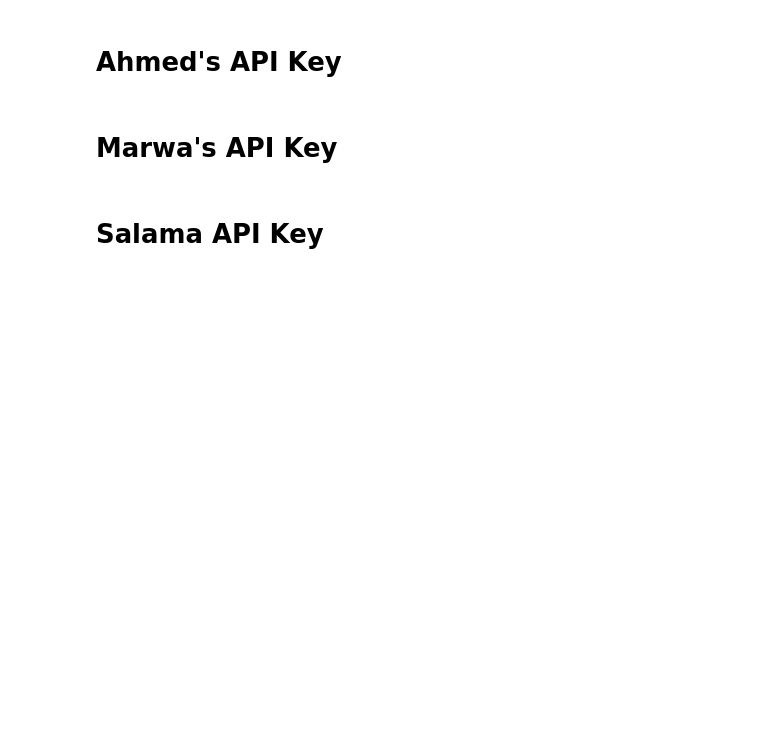
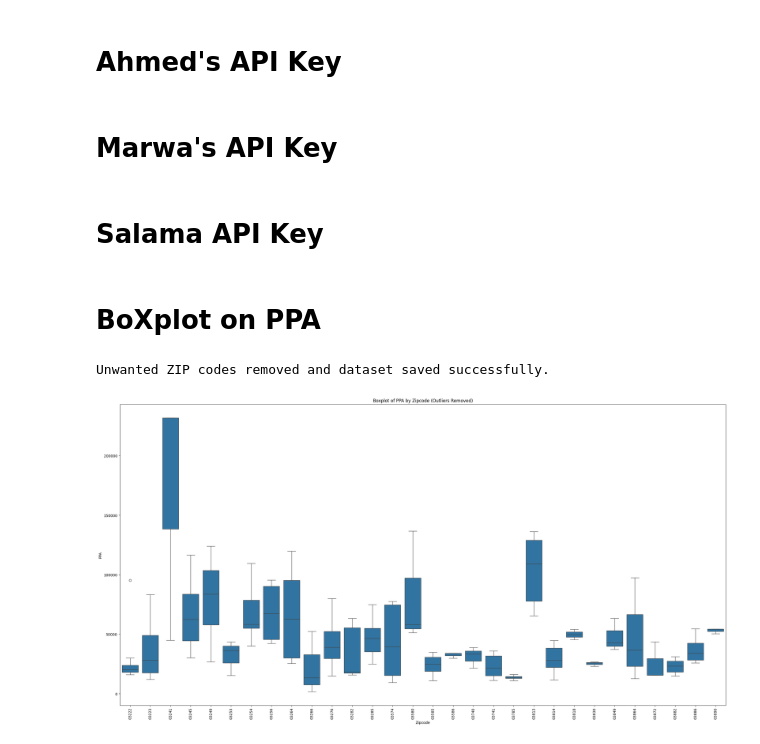
Before and after one commit to slynch00/land-scrub, a Jupyter notebook: pricing/Redfin Free API.ipynb, the cells around one changed output. Cells and saved outputs as stored; diff of their text form; code cells hidden in the pictures; blank space fills up the shorter version.

Commit message:
Remove Outliers and Poor Estimation Functions

```diff
--- a/pricing/Redfin Free API.ipynb
+++ b/pricing/Redfin Free API.ipynb
@@ -145,3 +145,12 @@ def main():
 
 if __name__ == "__main__":
     main()
+# %%
+# Function to remove outliers using IQR for each group
+def remove_outliers(group):
+    Q1 = group['PPA'].quantile(0.25)
+    Q3 = group['PPA'].quantile(0.75)
+    IQR = Q3 - Q1
+    lower_bound = Q1 - 1.5 * IQR
+    upper_bound = Q3 + 1.5 * IQR
+    return group[(group['PPA'] >= lower_bound) & (group['PPA'] <= upper_bound)]
@@ -147,0 +190,24 @@ if __name__ == "__main__":
+# %% [markdown]
+# BoXplot on PPA
+# %%
+import matplotlib.pyplot as plt
+import seaborn as sns
+
+# Filter out the ZIP codes
+df_cleaned = df_cleaned[~df_cleaned['Zipcode'].isin(needed_zips)]
+
+# Save the cleaned DataFrame to a new CSV file
+round(df_cleaned.groupby('Zipcode')['PPA'].agg('mean')  * 0.4, 2).to_csv('Cleaned Zipcodes.csv')
+
+print("Unwanted ZIP codes removed and dataset saved successfully.")
+
+# Plotting
+plt.figure(figsize=(30, 15))
+sns.boxplot(x='Zipcode', y='PPA', data=df_cleaned)
+plt.xticks(rotation=90)
+plt.title('Boxplot of PPA by Zipcode (Outliers Removed)')
+plt.savefig('Boxplot on PPAs.png')
+plt.show()
+# %% [output]
+Unwanted ZIP codes removed and dataset saved successfully.
+[figure, added]
```
Also changed, not shown: parts of 5 cells of this notebook, 2 other files.
